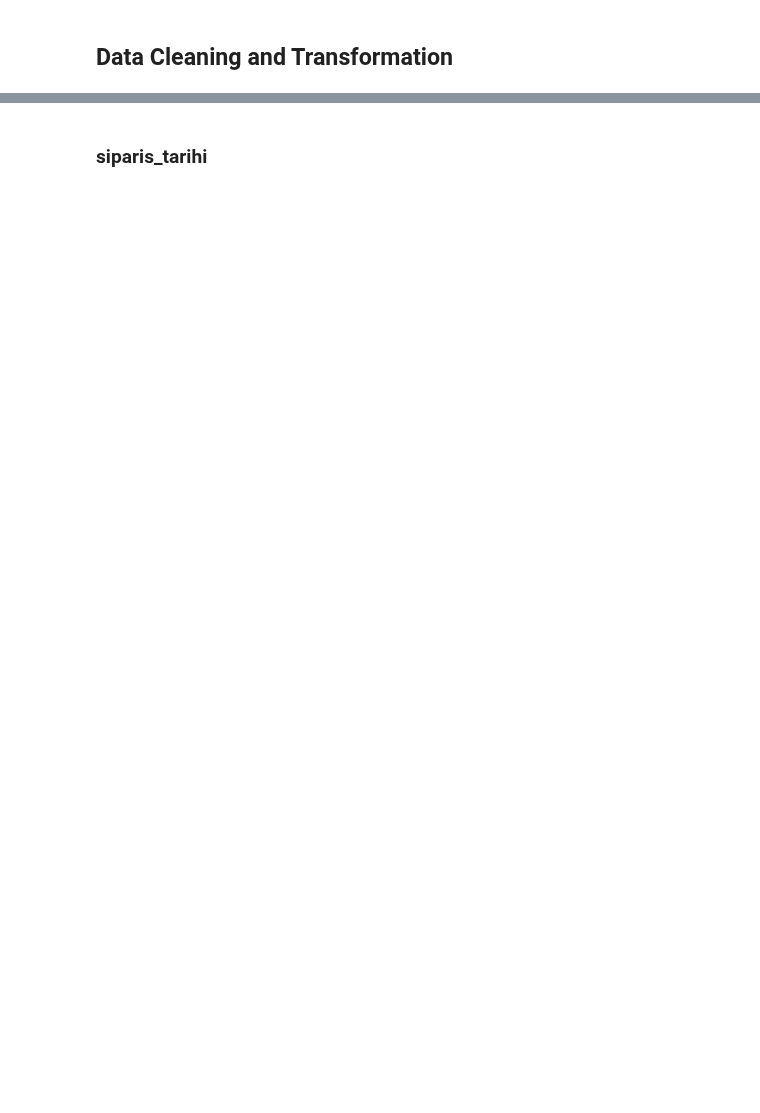
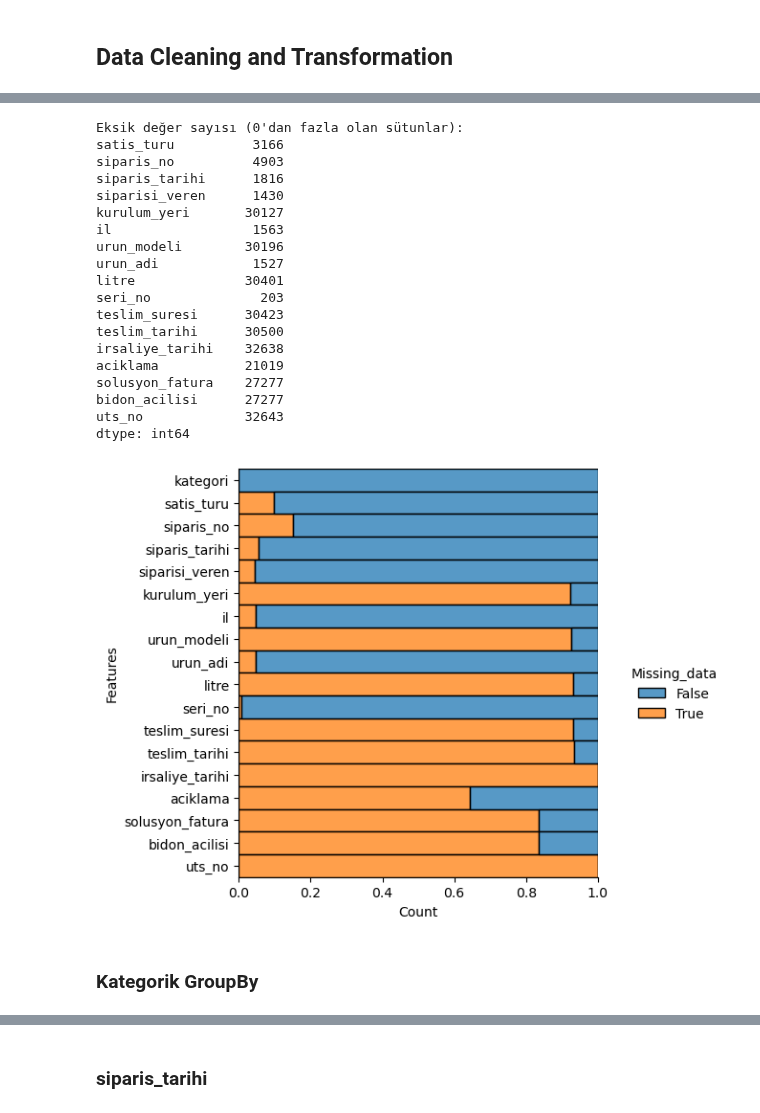
Before and after one commit to Duygu-Jones/LLM_Playground, a Jupyter notebook: 01_EDA/FEATURES/04_Siparis_Teslim_IrsaliyeDate_TeslimSure/Duygu/Duygu_EDA_NOTEBOOK.ipynb, the cells around one changed output, grey strips where cells are left out. Saved outputs shown, nothing was run; the diff lists cells and outputs as text; code cells hidden in the pictures; blank space fills up the shorter version.

```diff
--- a/01_EDA/FEATURES/04_Siparis_Teslim_IrsaliyeDate_TeslimSure/Duygu/Duygu_EDA_NOTEBOOK.ipynb
+++ b/01_EDA/FEATURES/04_Siparis_Teslim_IrsaliyeDate_TeslimSure/Duygu/Duygu_EDA_NOTEBOOK.ipynb
@@ -249,0 +232,25 @@ Eksik değerlerin sütun bazında dökümü aşağıda verilmiştir:
+# %%
+utils.na_ratio_plot()
+# %% [output]
+Eksik değer sayısı (0'dan fazla olan sütunlar):
+satis_turu          3166
+siparis_no          4903
+siparis_tarihi      1816
+siparisi_veren      1430
+kurulum_yeri       30127
+il                  1563
+urun_modeli        30196
+urun_adi            1527
+litre              30401
+seri_no              203
+teslim_suresi      30423
+teslim_tarihi      30500
+irsaliye_tarihi    32638
+aciklama           21019
+solusyon_fatura    27277
+bidon_acilisi      27277
+uts_no             32643
+dtype: int64
+[figure, added]
+# %% [markdown]
+### Kategorik GroupBy
```
Also changed, not shown: parts of 29 cells of this notebook.
